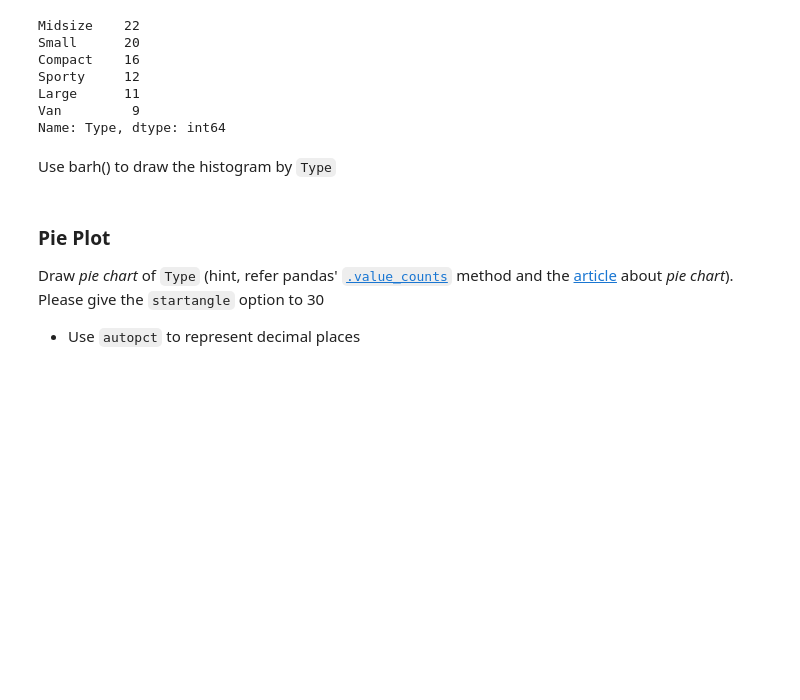
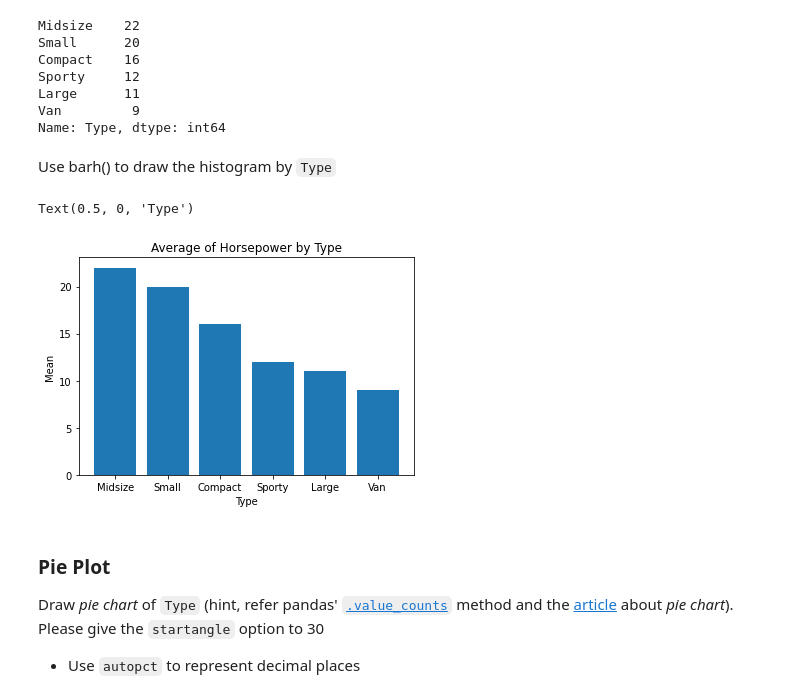
Before and after one commit to yula00/DAP_2022, a Jupyter notebook: lecture4.ipynb, the cells around one changed output. Cells and saved outputs as stored; diff of their text form; code cells hidden in the pictures; blank space fills up the shorter version.

```diff
--- a/lecture4.ipynb
+++ b/lecture4.ipynb
@@ -78,10 +78,14 @@ Name: Type, dtype: int64
 Use barh() to draw the histogram by `Type`
 # %%
 # Draw plot
-plt.barh(df['Type'].value_counts.index)
+plt.bar(df['Type'].value_counts().index,
+        df['Type'].value_counts().values)
 plt.title('Average of Horsepower by Type')
-plt.xlabel('Mean')
-plt.ylabel('Type')
+plt.ylabel('Mean')
+plt.xlabel('Type')
+# %% [output]
+Text(0.5, 0, 'Type')
+[figure, added]
 # %% [markdown]
 ### Pie Plot
 
```
Also changed, not shown: parts of 13 cells of this notebook.
